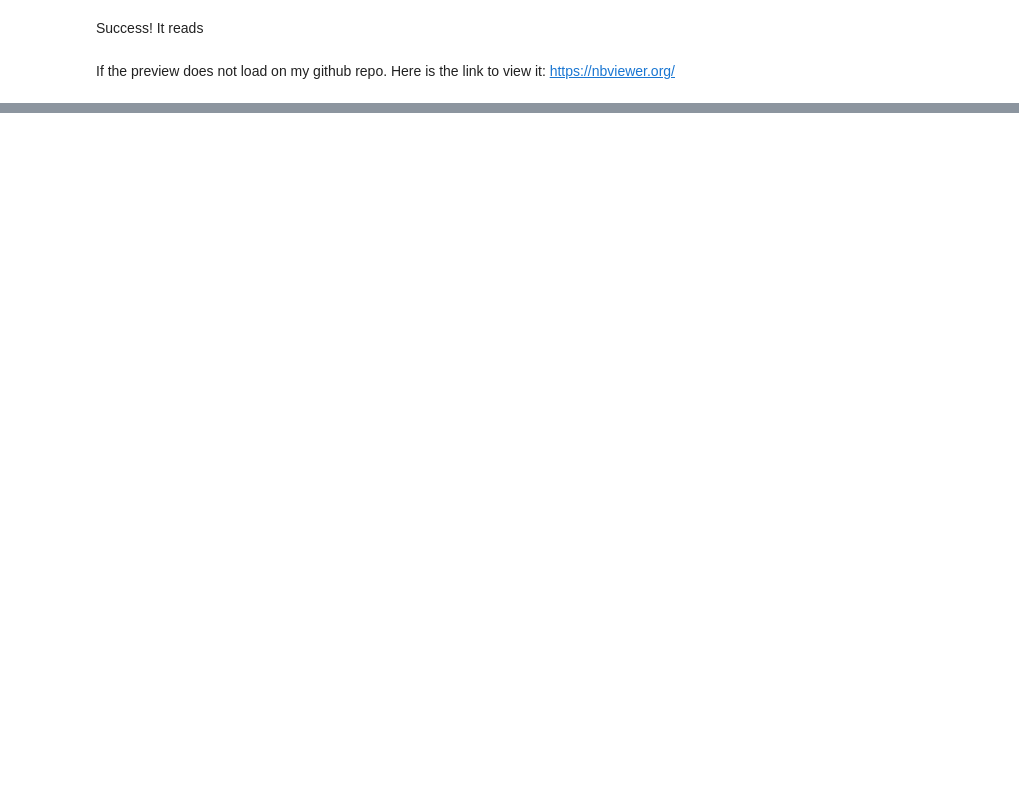
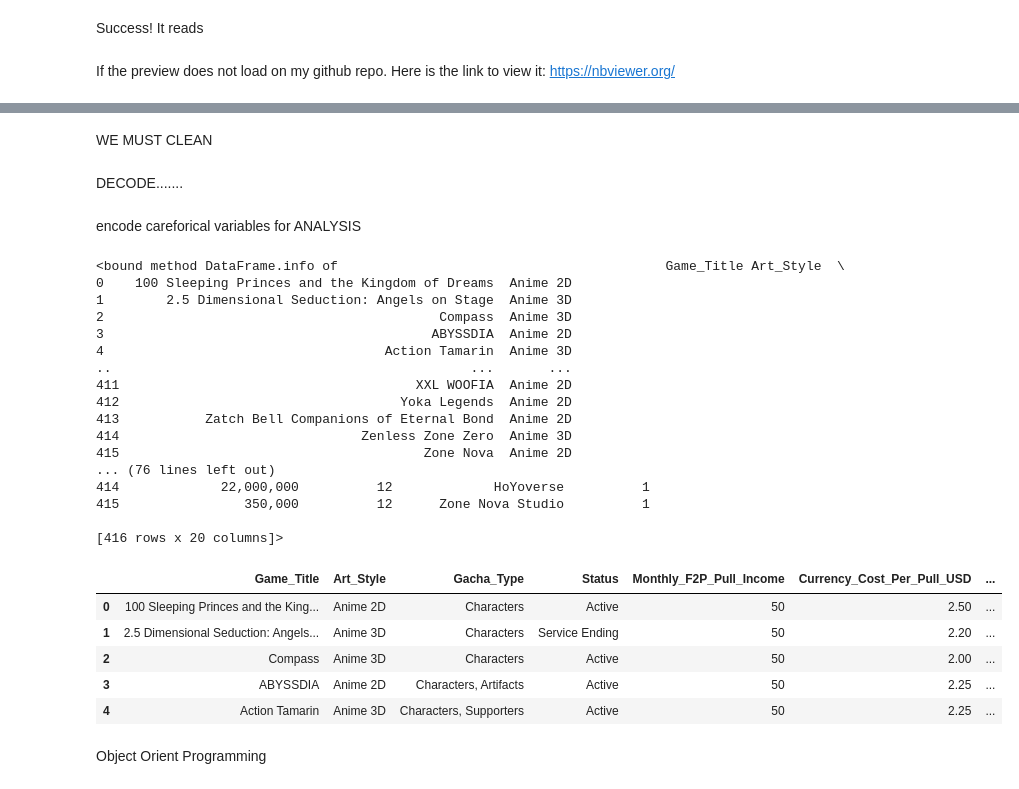
Before and after one commit to Halgratir/Gacha-Games, a Jupyter notebook: Gacha_Games.ipynb, the cells around one changed output, grey strips where cells are left out. Saved outputs shown, nothing was run; the diff lists cells and outputs as text; code cells hidden in the pictures; blank space fills up the shorter version.

```diff
--- a/Gacha_Games.ipynb
+++ b/Gacha_Games.ipynb
@@ -166,0 +57,10 @@ Does Popularity downloads actually predict success revenue?
+# %%
+df = pd.read_csv('/content/Gacha_Games - Sheet 1.csv')
+
+# Transform commas and convert to numeric for 'Monthly_Downloads'
+df['Monthly_Downloads'] = df['Monthly_Downloads'].astype(str).str.replace(',', '', regex=False)
+df['Monthly_Downloads'] = pd.to_numeric(df['Monthly_Downloads'], errors='coerce')
+
+# Transform commas and convert to numeric for 'Lifetime_Downloads'
+df['Lifetime_Downloads'] = df['Lifetime_Downloads'].astype(str).str.replace(',', '', regex=False)
+df['Lifetime_Downloads'] = pd.to_numeric(df['Lifetime_Downloads'], errors='coerce')
@@ -166,0 +69,6 @@ Does Popularity downloads actually predict success revenue?
+# %%
+#handling missing values
+df['Monthly_Downloads'] = df['Monthly_Downloads'].fillna(df['Monthly_Downloads'].median())
+df['Lifetime_Downloads'] = df['Lifetime_Downloads'].fillna(df['Lifetime_Downloads'].median())
+# %% [markdown]
+WE MUST CLEAN
@@ -166,0 +82,2 @@ Does Popularity downloads actually predict success revenue?
+# %% [markdown]
+DECODE.......
@@ -166,0 +87,32 @@ Does Popularity downloads actually predict success revenue?
+# %% [markdown]
+encode careforical variables for ANALYSIS
+# %%
+df['Is_Active'] = df['Status'].apply(lambda x: 1 if x == 'Active' else 0)
+print((df.info))
+df.head()
+# %% [output]
+<bound method DataFrame.info of                                          Game_Title Art_Style  \
+0    100 Sleeping Princes and the Kingdom of Dreams  Anime 2D
+1        2.5 Dimensional Seduction: Angels on Stage  Anime 3D
+2                                           Compass  Anime 3D
+3                                          ABYSSDIA  Anime 2D
+4                                    Action Tamarin  Anime 3D
+..                                              ...       ...
+411                                      XXL WOOFIA  Anime 2D
+412                                    Yoka Legends  Anime 2D
+413           Zatch Bell Companions of Eternal Bond  Anime 2D
+414                               Zenless Zone Zero  Anime 3D
+415                                       Zone Nova  Anime 2D
+... (76 lines left out)
+414             22,000,000          12             HoYoverse          1
+415                350,000          12      Zone Nova Studio          1
+
+[416 rows x 20 columns]>
+|  | Game_Title | Art_Style | Gacha_Type | Status | Monthly_F2P_Pull_Income | Currency_Cost_Per_Pull_USD | ... |
+| 0 | 100 Sleeping Princes and the King... | Anime 2D | Characters | Active | 50 | 2.50 | ... |
+| 1 | 2.5 Dimensional Seduction: Angels... | Anime 3D | Characters | Service Ending | 50 | 2.20 | ... |
+| 2 | Compass | Anime 3D | Characters | Active | 50 | 2.00 | ... |
+| 3 | ABYSSDIA | Anime 2D | Characters, Artifacts | Active | 50 | 2.25 | ... |
+| 4 | Action Tamarin | Anime 3D | Characters, Supporters | Active | 50 | 2.25 | ... |
+# %% [markdown]
+Object Orient Programming
```
Also changed, not shown: parts of 25 cells of this notebook.
